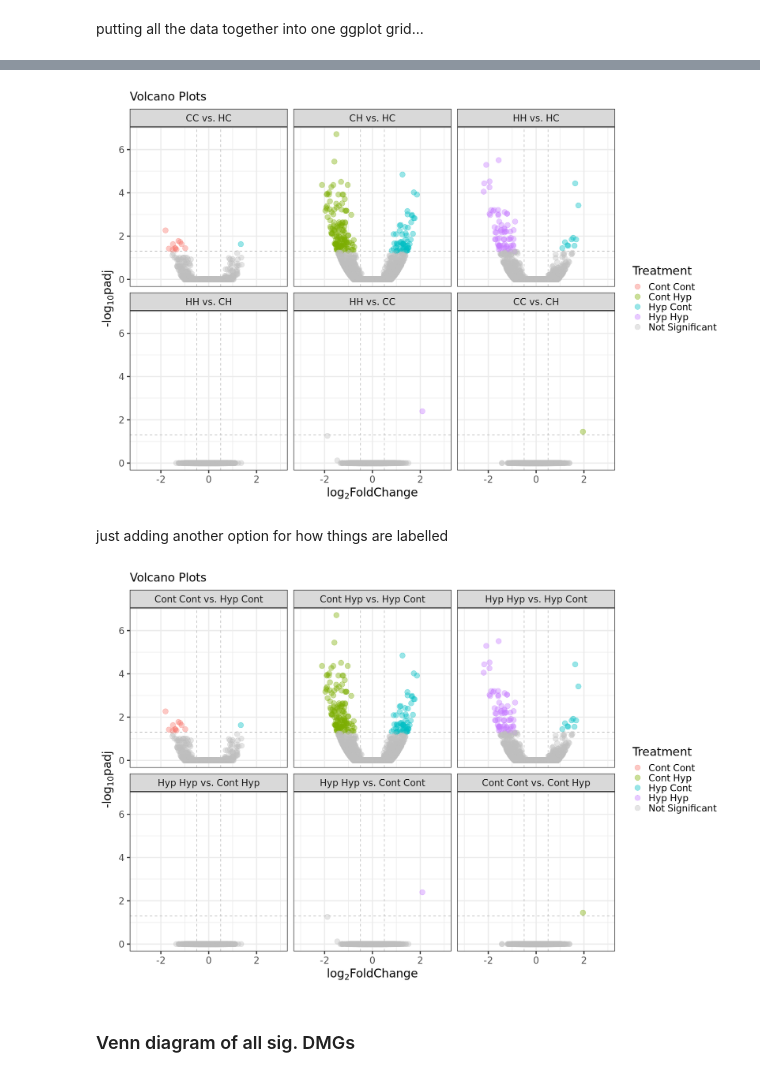
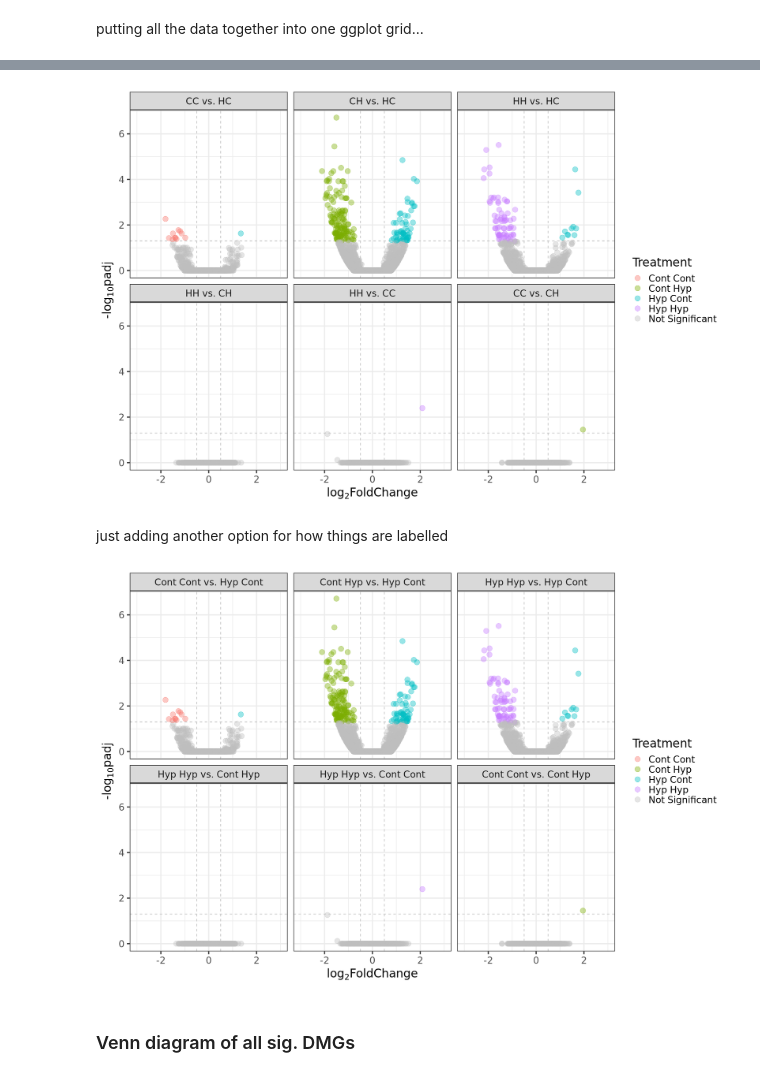
Before and after one commit to jgmcdonough/CE18_methylRAD_analysis, a Jupyter notebook: analysis/DMGs_analysis/HC_genes_2.0.ipynb, the cells around one changed output, grey strips where cells are left out. Drawn from its saved outputs; the diff is of its cells as text; code cells hidden in the pictures.

```diff
--- a/analysis/DMGs_analysis/HC_genes_2.0.ipynb
+++ b/analysis/DMGs_analysis/HC_genes_2.0.ipynb
@@ -522,12 +522,11 @@ scale_color_manual(values = c('#F8766D','#7CAE00', '#00BFC4', '#C77CFF', 'gray')
                                            labels=c('Cont Cont','Cont Hyp', 'Hyp Cont', 'Hyp Hyp', 'Not Significant')) +
 facet_wrap(~pair, labeller = as_labeller(new_labels)) +
                         theme_bw(base_size=20) +
-                        labs(subtitle = 'Volcano Plots',
-                             col='Treatment',
+                        labs(col='Treatment',
                              x = expression("log"[2]*"FoldChange"),
                              y = expression("-log"[10]*"padj")) +
                         scale_x_continuous(limits = c(-3,3))
 
 volcano_MEGA
 # %% [output]
-[figure, old version]
+[figure, new version]
@@ -538,35 +540,34 @@ options(repr.plot.width=15, repr.plot.height=10)
 
 # setting order of grids for facet_wrap
 mega_df$pair <- factor(mega_df$pair, levels = c('CC_HC','CH_HC','HH_HC', 'HH_CH','HH_CC','CC_CH'))
 
 # renaming grid labels
 new_labels <- c(CC_HC = "Cont Cont vs. Hyp Cont",
                 CH_HC = "Cont Hyp vs. Hyp Cont",
                 HH_HC = "Hyp Hyp vs. Hyp Cont",
                HH_CH = "Hyp Hyp vs. Cont Hyp",
                HH_CC = "Hyp Hyp vs. Cont Cont",
                CC_CH = "Cont Cont vs. Cont Hyp")
 
-volcano_MEGA <- ggplot(data = mega_df, aes(x = log2FoldChange,
+volcano_MEGA2 <- ggplot(data = mega_df, aes(x = log2FoldChange,
                                              y = -log10(padj),
                                              col = methyl)) +
                         geom_vline(xintercept = c(-0.5,0.5),
                                    col = "gray",
                                    linetype = 'dashed') + # fold change threshold line
                         geom_hline(yintercept = -log10(0.05),
                                    col = "gray",
                                    linetype = 'dashed') + # padj threshold line
                         geom_point(size=4, alpha =0.4) +
 scale_color_manual(values = c('#F8766D','#7CAE00', '#00BFC4', '#C77CFF', 'gray'),
                                            labels=c('Cont Cont','Cont Hyp', 'Hyp Cont', 'Hyp Hyp', 'Not Significant')) +
 facet_wrap(~pair, labeller = as_labeller(new_labels)) +
                         theme_bw(base_size=20) +
-                        labs(subtitle = 'Volcano Plots',
-                             col='Treatment',
+                        labs(col='Treatment',
                              x = expression("log"[2]*"FoldChange"),
                              y = expression("-log"[10]*"padj")) +
                         scale_x_continuous(limits = c(-3,3))
 
-volcano_MEGA
+volcano_MEGA2
 # %% [output]
-[figure, old version]
+[figure, new version]
```
Also changed, not shown: parts of 5 cells of this notebook.
